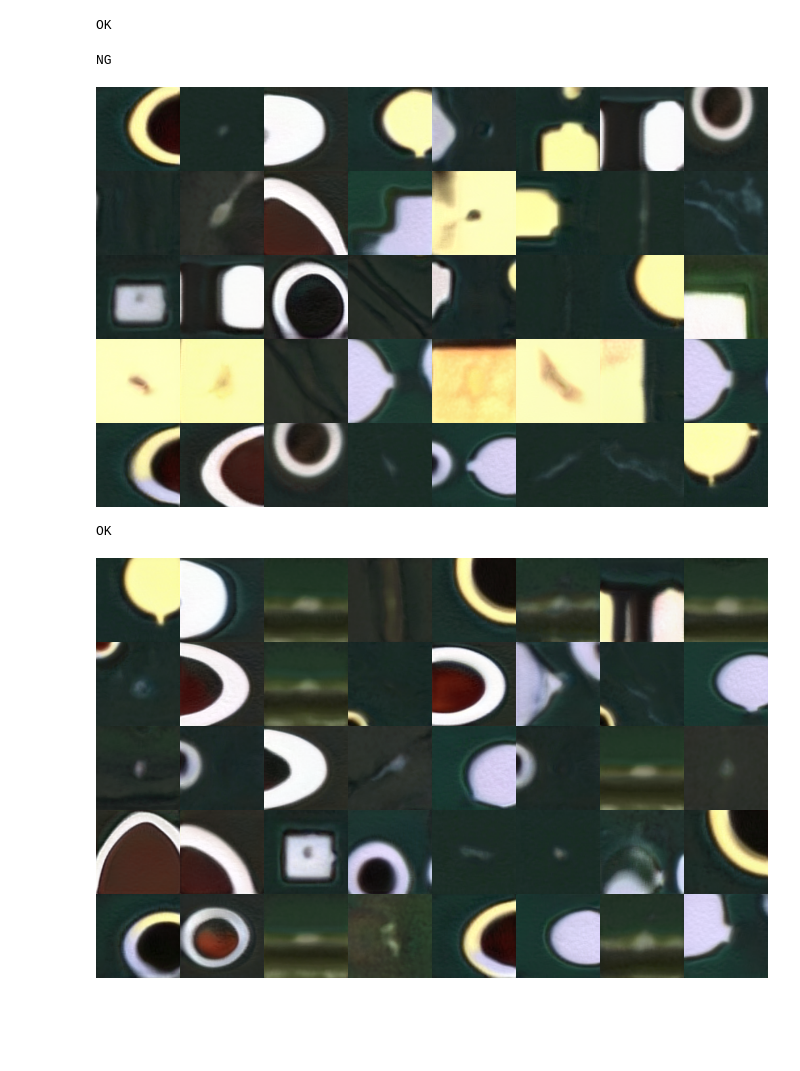
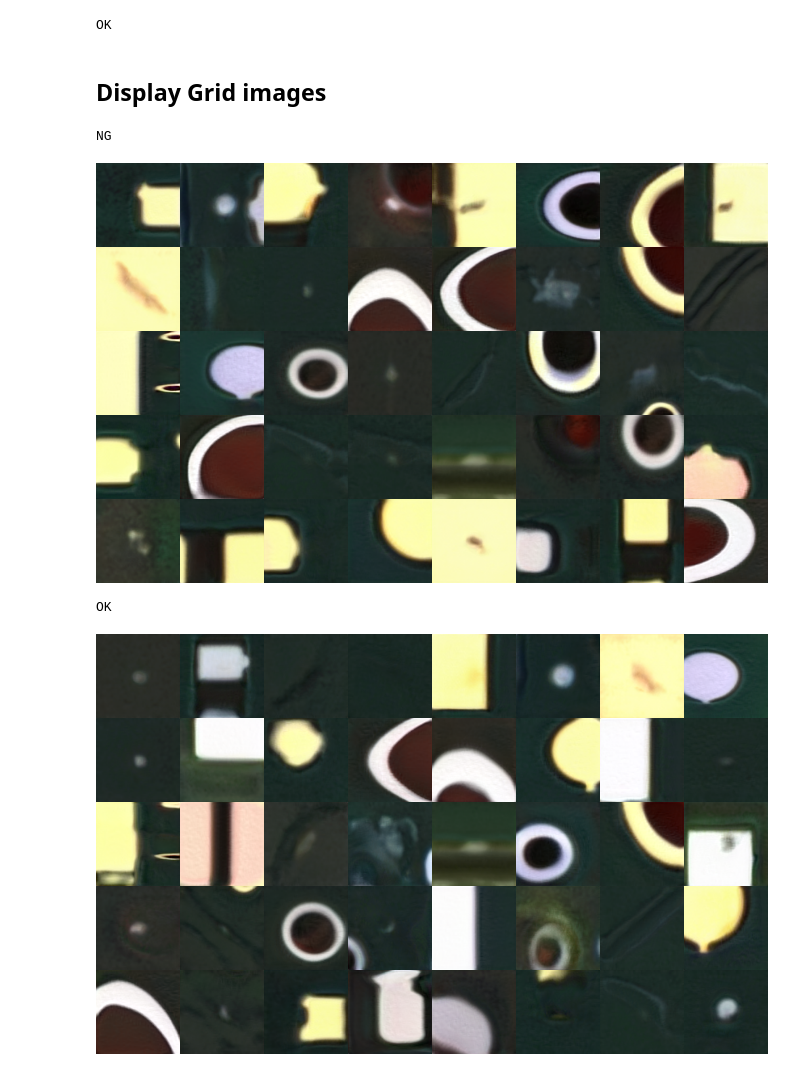
Before and after one commit to jimmYA-1995/StyleGAN2_Pytorch, a Jupyter notebook: generate_samples.ipynb, the cells around one changed output. Saved outputs shown, nothing was run; the diff lists cells and outputs as text; code cells hidden in the pictures; blank space fills up the shorter version.

Commit message:
run sample again

```diff
--- a/generate_samples.ipynb
+++ b/generate_samples.ipynb
@@ -14,10 +16,9 @@ LATENT_SIZE = 512
 LABEL_SIZE  = 2 # #classes
 EMBEDDING_SIZE = 1
 RESOLUTION  = 128
-# CKPT_PATH = '/home/dgx/yct/StyleGAN2_Pytorch/results/00016-1gpu-itri/checkpoints/ckpt-200000.pt' # es2
-CKPT_PATH = '/home/dgx/yct/StyleGAN2_Pytorch/results/00006-1gpu-itri-noaug-finetune/checkpoints/ckpt-297500.pt' # es1
+CKPT_PATH = '/home/dgx/yct/StyleGAN2_Pytorch/results/00006-1gpu-itri-noaug-finetune/checkpoints/ckpt-297500.pt'
 BATCH_SIZE = 40
-OUT_DIR = Path('~/yct/samples_0930/').expanduser()
+OUT_DIR = Path('~/yct/samples_1015/').expanduser()
 if not OUT_DIR.exists():
     OUT_DIR.mkdir()
 # %%
@@ -43,7 +40,7 @@ for sub in SUB_CLASS:
 idx = 0
 for i in range(LABEL_SIZE):
     print(SUB_CLASS[i])
-    for b in tqdm(range(2500)):
+    for b in tqdm(range(10)):
         noise = [torch.randn(BATCH_SIZE, LATENT_SIZE).to(device)]
         fake_label = torch.full((BATCH_SIZE,), i, dtype=torch.long).to(device)
 
@@ -57,6 +54,8 @@ for i in range(LABEL_SIZE):
 # %% [output]
 NG
 OK
+# %% [markdown]
+## Display Grid images
 # %%
 def gallery(array, ncols=1):
     nindex, height, width, intensity = array.shape
@@ -70,21 +69,21 @@ def gallery(array, ncols=1):
 # %%
 import random
 import skimage.io as io
 
 # grid image
-data_root = Path('~/yct/samples_0930').expanduser()
+data_root = OUT_DIR
 for clas in ['NG', 'OK']:
     print(clas)
     samples = []
     img_paths = random.sample(list((data_root / clas).glob('*.png')), 40)
     for p in img_paths:
         samples.append(io.imread(p))
 
     grid_img = Image.fromarray(gallery(np.array(samples), ncols=8))
     # grid_img.save(OUT_DIR / SUB_CLASS[i] / 'grid.png')
     display(grid_img)
 # %% [output]
 NG
-[figure, old version]
+[figure, new version]
 OK
-[figure, old version]
+[figure, new version]
```
Also changed, not shown: parts of 2 cells of this notebook.
